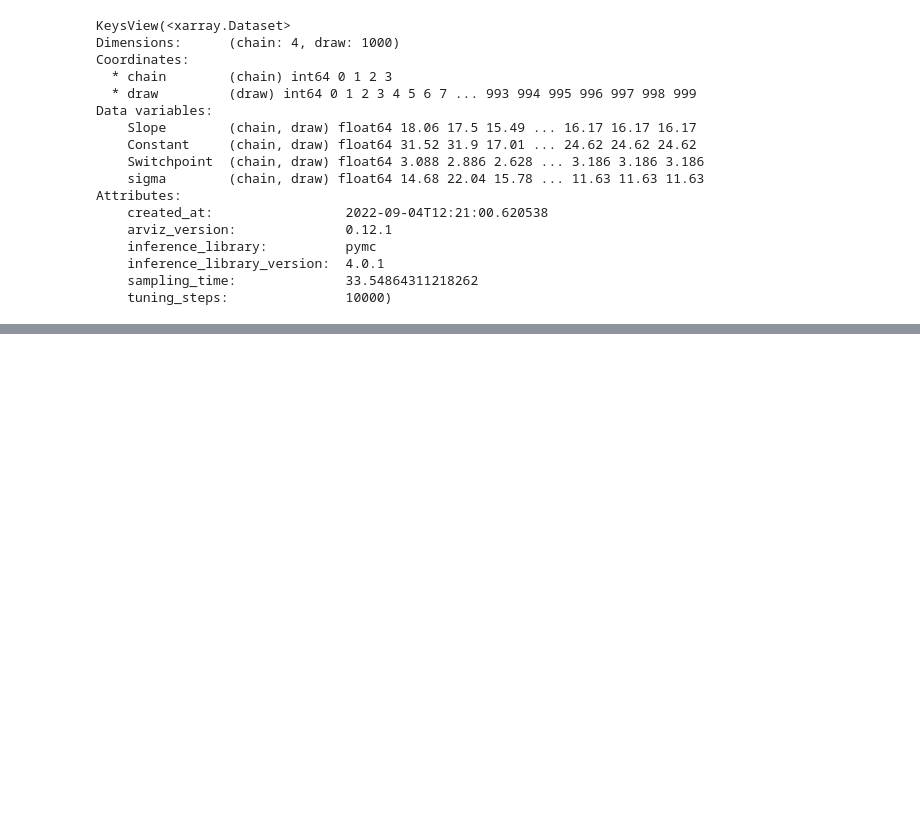
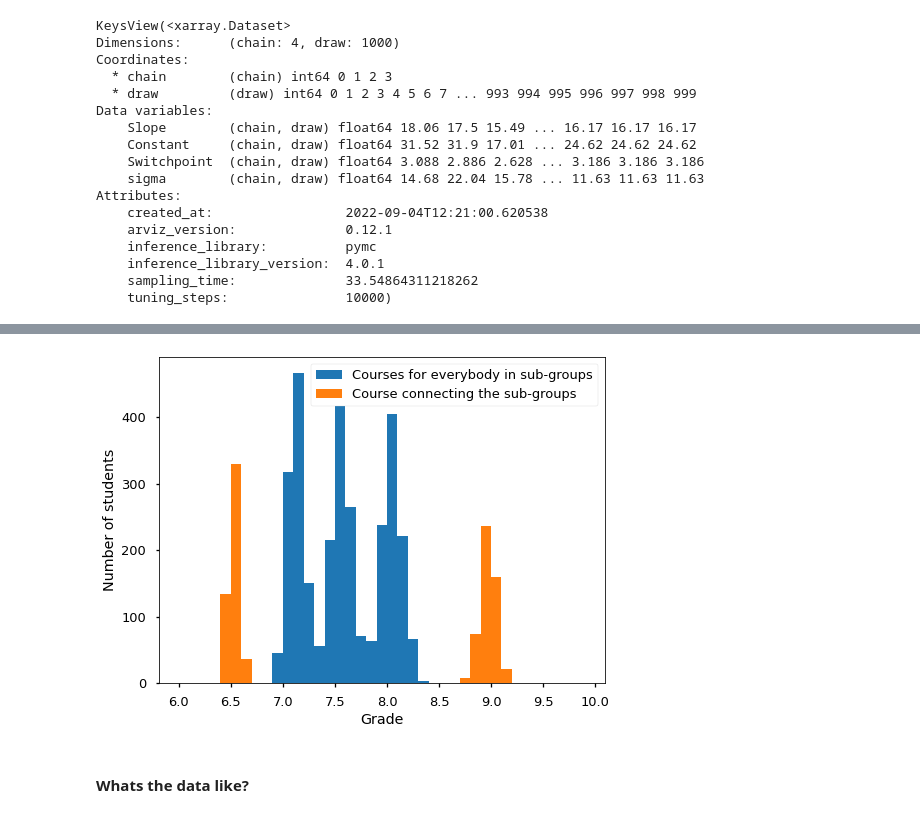
Before and after one commit to harcel/bayesian_student_seminar, a Jupyter notebook: BayesianStudentProgress.ipynb, the cells around one changed output, grey strips where cells are left out. Cells and saved outputs as stored; diff of their text form; code cells hidden in the pictures; blank space fills up the shorter version.

```diff
--- a/BayesianStudentProgress.ipynb
+++ b/BayesianStudentProgress.ipynb
@@ -391,0 +436,16 @@ Theory of grades with equations and some plots.
+# %%
+n_st = 500                             # Number of students
+grades = utils.create_data(n_st=n_st)  # Fake data, low noise on grades
+
+# Set to NaN for those who didn't do some courses:
+grades[n_st:,:3] = np.nan
+grades[:n_st,4:] = np.nan
+
+plt.figure(figsize=(8,6))
+plt.hist(grades.flatten(), bins=np.arange(6,10,.1), label="Courses for everybody in sub-groups")
+plt.hist(grades[:,3], bins=np.arange(6,10,.1), label="Course connecting the sub-groups")
+plt.xlabel('Grade'); plt.ylabel("Number of students"); plt.legend();
+# %% [output]
+[figure, added]
+# %% [markdown]
+#### Whats the data like?
```
Also changed, not shown: parts of 48 cells of this notebook, 4 other files.
